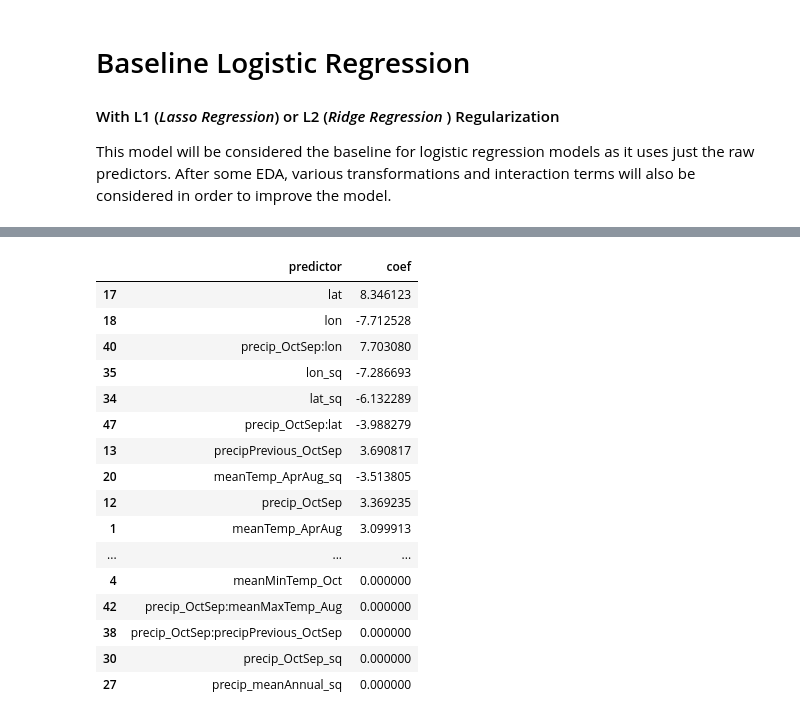
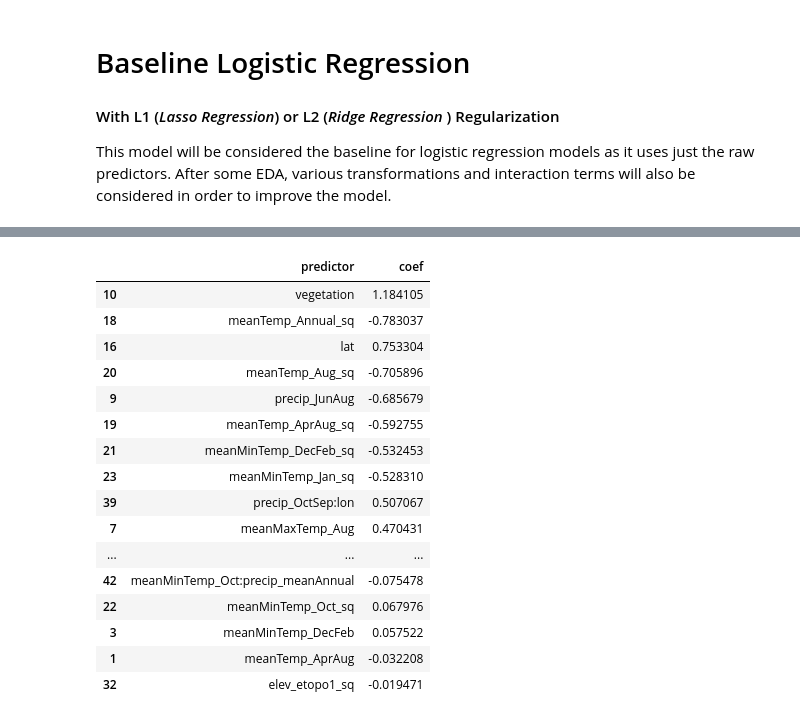
Before and after one commit to dongmeic/SDM, a Jupyter notebook: python/models/no_beetle/logistic_baseline_year.py.ipynb, the cells around one changed output, grey strips where cells are left out. Drawn from its saved outputs; the diff is of its cells as text; code cells hidden in the pictures.

Commit message:
optimize inputs and create hist preds

```diff
--- a/python/models/no_beetle/logistic_baseline_year.py.ipynb
+++ b/python/models/no_beetle/logistic_baseline_year.py.ipynb
@@ -201,21 +182,21 @@ This model will be considered the baseline for logistic regression models as it
 # Find optimal regularization via best validation-set accuracy
 l1_mods = []
 l2_mods = []
-#Cs = [0.0001, 0.0005, 0.001, 0.005, 0.01, 0.05, 0.1, 0.5, 1]
-Cs = [0.0001, 0.001, 0.01, 0.1, 1]
+Cs = np.logspace(-4, 0, 5)
 
 t0 = time.time()
 for C in Cs:
-    print('Testing C =', C, end='; ')
+    print('Testing C =', C)
     for penalty in ['l1', 'l2']:
-        print('(%s)' % penalty, end=' ')
+        print('  %s:' % penalty, end=' ')
         logistic_clf = LogisticRegression(C=C, penalty=penalty)
-        logistic_clf.fit(X_test, y_test)
+        logistic_clf.fit(X_train, y_train)
         preds = logistic_clf.predict(X_valid)
         accuracy = sum(y_valid == preds) / len(preds)
+        print(accuracy)
         if penalty == 'l1':
             l1_mods.append(accuracy)
         else:
             l2_mods.append(accuracy)
-        print('Elapsed time: %.2f minutes' % ((time.time() - t0) / 60))
+        #print('Elapsed time: %.2f minutes' % ((time.time() - t0) / 60))
 # %% [output]
@@ -243,21 +222,21 @@ print(l2_mods)
 # Find optimal regularization via best validation-set accuracy
 l1_mods = []
 l2_mods = []
-#Cs = [0.0002, 0.0003, 0.0004, 0.0005, 0.0006, 0.0007, 0.0008, 0.0009,
-Cs = [0.02, 0.04, 0.06, 0.08, 0.1, 0.2, 0.4, 0.6, 0.8]
+Cs = np.logspace(-3.5, -2.5, 5)
 
 t0 = time.time()
 for C in Cs:
-    print('Testing C =', C, end='; ')
+    print('Testing C =', C)
     for penalty in ['l1', 'l2']:
-        print('(%s)' % penalty, end=' ')
+        print('  %s:' % penalty, end=' ')
         logistic_clf = LogisticRegression(C=C, penalty=penalty)
-        logistic_clf.fit(X_test, y_test)
+        logistic_clf.fit(X_train, y_train)
         preds = logistic_clf.predict(X_valid)
         accuracy = sum(y_valid == preds) / len(preds)
+        print(accuracy)
         if penalty == 'l1':
             l1_mods.append(accuracy)
         else:
             l2_mods.append(accuracy)
-        print('Elapsed time: %.2f minutes' % ((time.time() - t0) / 60))
+        #print('Elapsed time: %.2f minutes' % ((time.time() - t0) / 60))
 # %% [output]
@@ -333,5 +267,5 @@ print(l1_mods)
 # %%
-logistic_clf = LogisticRegression(C=0.06, penalty='l1')
+logistic_clf = LogisticRegression(C=0.001, penalty='l2')
 logistic_clf.fit(X_train, y_train)
 preds = logistic_clf.predict(X_test)
 accuracy = sum(y_test == preds) / len(preds)
@@ -421,25 +355,27 @@ util.plot_roc(auc_metrics['fpr'], auc_metrics['tpr'])
 # %%
-coefs = pd.DataFrame([[pred, coef] for pred, coef in zip(predictors, logistic_clf.coef_[0])],
-                     columns=['predictor', 'coef'])
+coefs = pd.DataFrame(
+    [[pred, coef]
+     for pred, coef in zip(predictors, logistic_clf.coef_[0])],
+    columns=['predictor', 'coef'])
 coefs['abs'] = np.abs(coefs.coef)
 coefs = coefs.sort_values('abs', ascending=False)
 coefs = coefs.drop(['abs'], axis=1)
 coefs
 # %% [output]
 |  | predictor | coef |
-| 17 | lat | 8.346123 |
-| 18 | lon | -7.712528 |
-| 40 | precip_OctSep:lon | 7.703080 |
-| 35 | lon_sq | -7.286693 |
-| 34 | lat_sq | -6.132289 |
-| 47 | precip_OctSep:lat | -3.988279 |
-| 13 | precipPrevious_OctSep | 3.690817 |
-| 20 | meanTemp_AprAug_sq | -3.513805 |
-| 12 | precip_OctSep | 3.369235 |
-| 1 | meanTemp_AprAug | 3.099913 |
+| 10 | vegetation | 1.184105 |
+| 18 | meanTemp_Annual_sq | -0.783037 |
+| 16 | lat | 0.753304 |
+| 20 | meanTemp_Aug_sq | -0.705896 |
+| 9 | precip_JunAug | -0.685679 |
+| 19 | meanTemp_AprAug_sq | -0.592755 |
+| 21 | meanMinTemp_DecFeb_sq | -0.532453 |
+| 23 | meanMinTemp_Jan_sq | -0.528310 |
+| 39 | precip_OctSep:lon | 0.507067 |
+| 7 | meanMaxTemp_Aug | 0.470431 |
 | ... | ... | ... |
-| 4 | meanMinTemp_Oct | 0.000000 |
-| 42 | precip_OctSep:meanMaxTemp_Aug | 0.000000 |
-| 38 | precip_OctSep:precipPrevious_OctSep | 0.000000 |
-| 30 | precip_OctSep_sq | 0.000000 |
-| 27 | precip_meanAnnual_sq | 0.000000 |
+| 42 | meanMinTemp_Oct:precip_meanAnnual | -0.075478 |
+| 22 | meanMinTemp_Oct_sq | 0.067976 |
+| 3 | meanMinTemp_DecFeb | 0.057522 |
+| 1 | meanTemp_AprAug | -0.032208 |
+| 32 | elev_etopo1_sq | -0.019471 |
```
Also changed, not shown: parts of 26 cells of this notebook.
